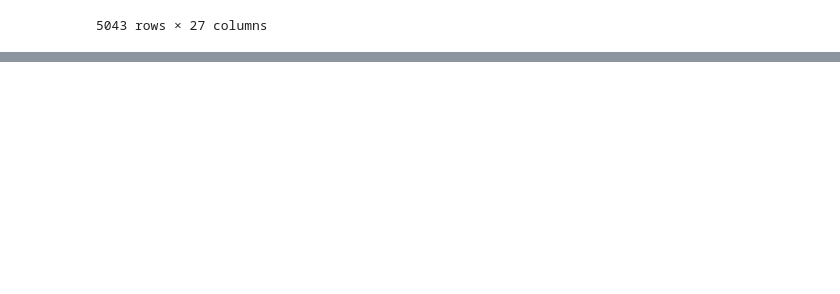
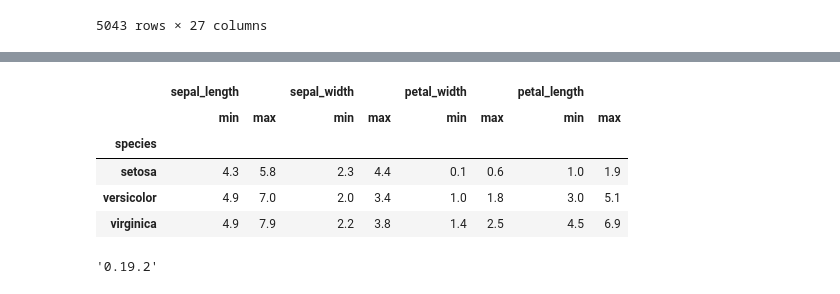
Before and after one commit to LukaszT7/15122018, a Jupyter notebook: 15122018.ipynb, the cells around one changed output, grey strips where cells are left out. Saved outputs shown, nothing was run; the diff lists cells and outputs as text; code cells hidden in the pictures; blank space fills up the shorter version.

```diff
--- a/15122018.ipynb
+++ b/15122018.ipynb
@@ -295,0 +326,20 @@ df.set_index('title_year')
+# %%
+aggregations2 = {
+    'sepal_length': [min, max],
+    'sepal_width': [min, max],
+    'petal_width': [min, max],
+    'petal_length': [min, max]
+}
+
+df.groupby('species').agg(aggregations2)
+# %% [output]
+|  | sepal_length |  | sepal_width |  | petal_width |  | petal_length |  |
+|  | min | max | min | max | min | max | min | max |
+| species |  |  |  |  |  |  |  |  |
+| setosa | 4.3 | 5.8 | 2.3 | 4.4 | 0.1 | 0.6 | 1.0 | 1.9 |
+| versicolor | 4.9 | 7.0 | 2.0 | 3.4 | 1.0 | 1.8 | 3.0 | 5.1 |
+| virginica | 4.9 | 7.9 | 2.2 | 3.8 | 1.4 | 2.5 | 4.5 | 6.9 |
+# %%
+pd.__version__
+# %% [output]
+'0.19.2'
```
Also changed, not shown: parts of 11 cells of this notebook, 6 other files.
